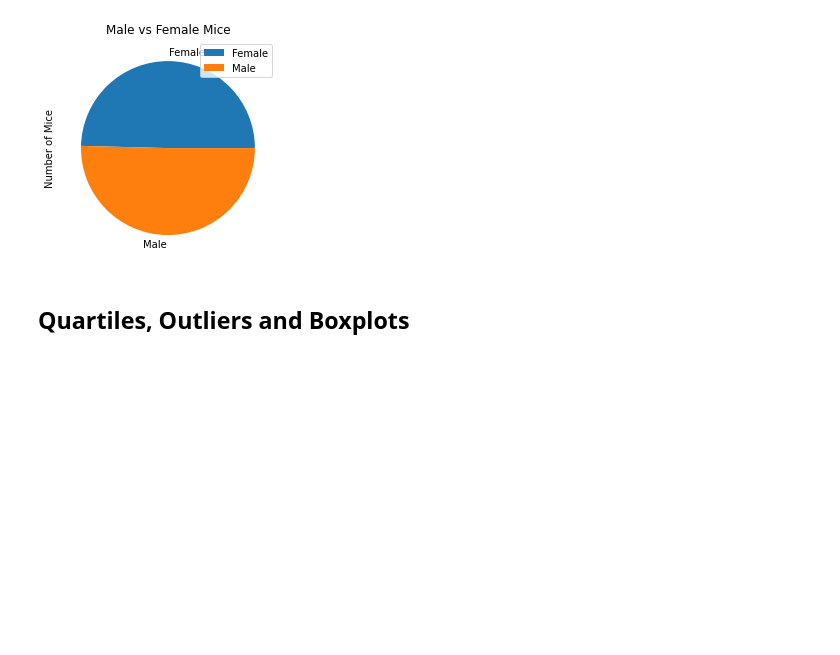
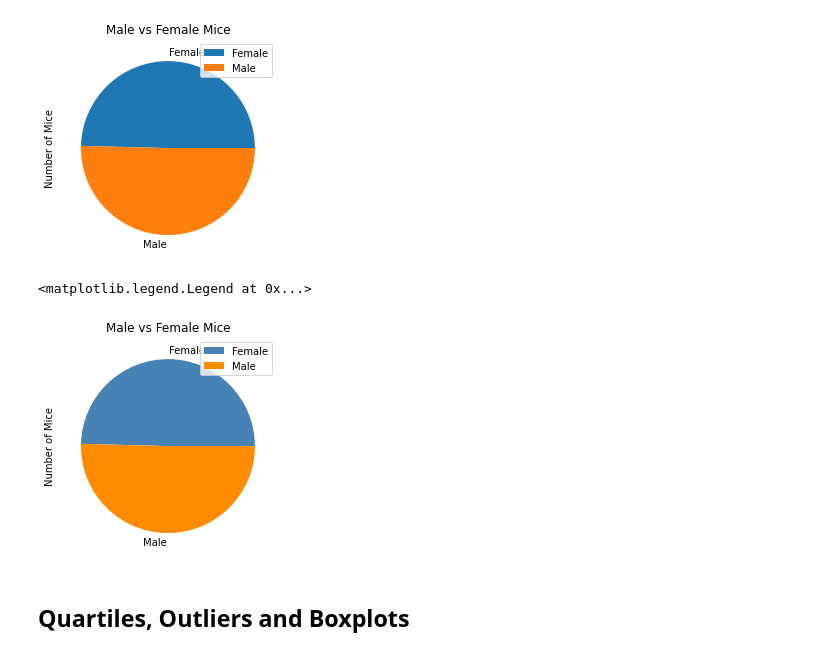
Before and after one commit to grand42/Drug_Treatment_Study, a Jupyter notebook: pymaceuticals.ipynb, the cells around one changed output. Saved outputs shown, nothing was run; the diff lists cells and outputs as text; code cells hidden in the pictures; blank space fills up the shorter version.

```diff
--- a/pymaceuticals.ipynb
+++ b/pymaceuticals.ipynb
@@ -154,3 +153,16 @@ Text(0, 0.5, 'Number of Mice')
+# %%
+# Generate a pie plot showing the distribution of female versus male mice using pyplot
+MF = clean_df.groupby('Sex')["Mouse ID"].agg(['nunique']).reset_index()
+Sex=MF['Sex']
+values = MF["nunique"]
+colors=['steelblue','darkorange']
+plt.pie(values, labels=Sex, colors=colors)
+plt.ylabel("Number of Mice")
+plt.title("Male vs Female Mice")
+plt.legend(Sex)
+# %% [output]
+<matplotlib.legend.Legend at 0x...>
+[figure, added]
 # %% [markdown]
 ## Quartiles, Outliers and Boxplots
 # %%
```
Also changed, not shown: parts of 6 cells of this notebook.
